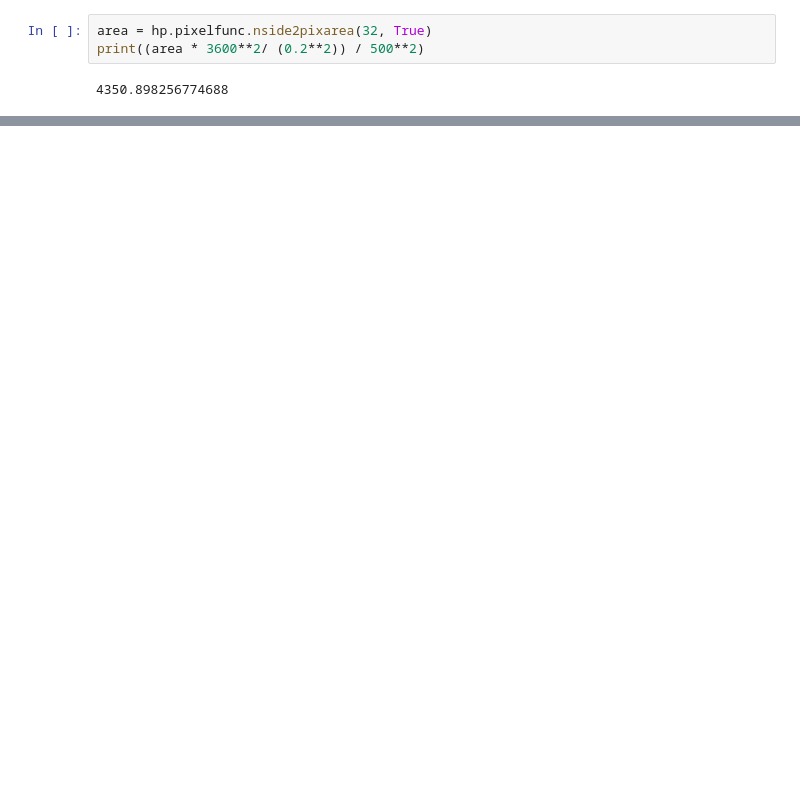
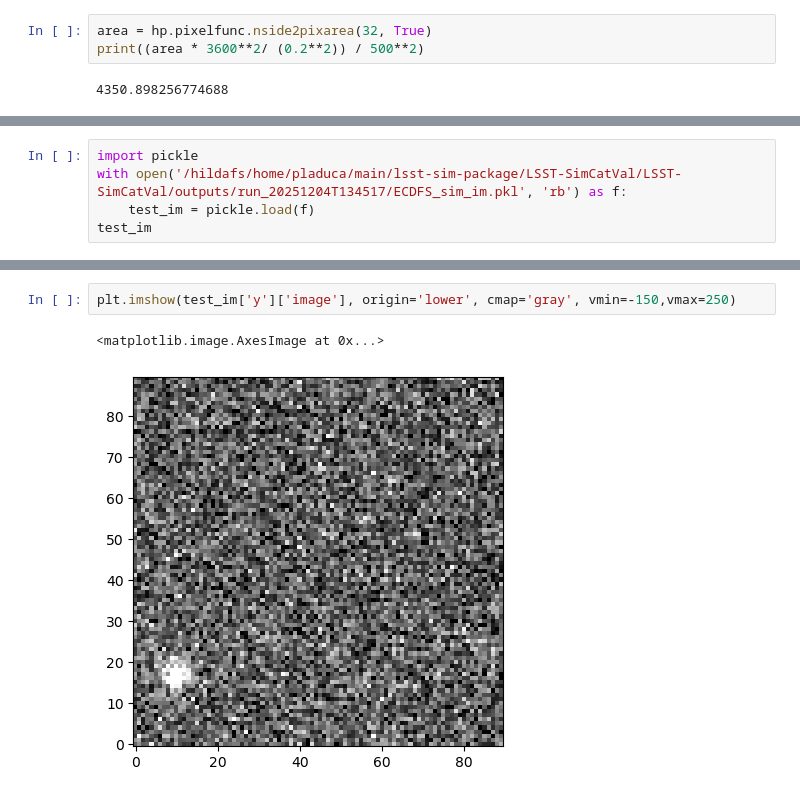
Before and after one commit to philipladuca24/LSST-SimCatVal, a Jupyter notebook: LSST-SimCatVal/testing.ipynb, the cells around one changed output, grey strips where cells are left out. Drawn from its saved outputs; the diff is of its cells as text; blank space fills up the shorter version.

```diff
--- a/LSST-SimCatVal/testing.ipynb
+++ b/LSST-SimCatVal/testing.ipynb
@@ -205,0 +304,5 @@ compare_matches(match[0], 30)
+# %%
+import pickle
+with open('/hildafs/home/pladuca/main/lsst-sim-package/LSST-SimCatVal/LSST-SimCatVal/outputs/run_20251204T134517/ECDFS_sim_im.pkl', 'rb') as f:
+    test_im = pickle.load(f)
+test_im
@@ -205,0 +327,5 @@ compare_matches(match[0], 30)
+# %%
+plt.imshow(test_im['y']['image'], origin='lower', cmap='gray', vmin=-150,vmax=250)
+# %% [output]
+<matplotlib.image.AxesImage at 0x...>
+[figure, added]
```
Also changed, not shown: parts of 34 cells of this notebook, 13 other files.
